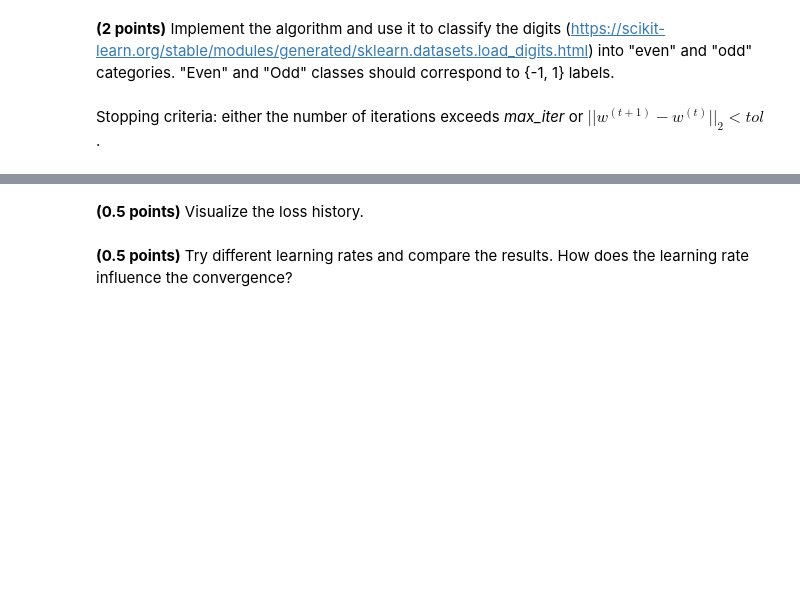
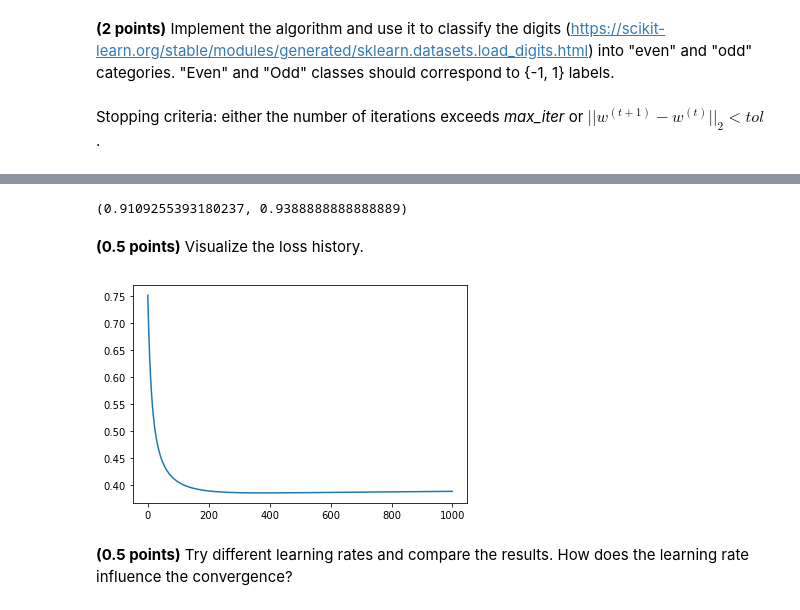
Before and after one commit to AndreiMedvedevSaratov/ml-5_classification_linear_knn, a Jupyter notebook: hw_classification.ipynb, the cells around one changed output, grey strips where cells are left out. Saved outputs shown, nothing was run; the diff lists cells and outputs as text; code cells hidden in the pictures; blank space fills up the shorter version.

```diff
--- a/hw_classification.ipynb
+++ b/hw_classification.ipynb
@@ -59,16 +59,18 @@ class CustomLogisticRegression:
         self.tol = tol
         self.random_state = np.random.RandomState(seed=random_state)
         self.zero_init = zero_init
+        self.loss_array = []
 
     def get_sigmoid(self, X, weights):
         """Compute the sigmoid value."""
-        # <your code>
-        pass
+        result = 1 / (1 + np.exp(-X @ weights))
+        return result
 
     def get_loss(self, x, weights, y):
         """Calculate the loss."""
-        # <your code>
-        pass
+        reg = (1 / (2 * self.C)) * np.linalg.norm(weights)
+        result = np.log(1 + np.exp(-(weights @ x.T) * y)).mean() + reg
+        return result
 
     def fit(self, X, y):
         """Fit the model.
@@ -88,9 +90,11 @@ class CustomLogisticRegression:
                                                       high=weight_threshold, size=num_features) # random weight initialization
 
         for i in range(self.max_iter):
-            delta = "<your code>"
+            r1 = (1 - 1 / (1 + np.exp(-(self.weights_ @ X_ext.T) * y)))
+            delta = -(X_ext.T @ (y * r1)) / len(y) + self.weights_ / self.C
             self.weights_ -= self.eta * delta
-            if "<your code>":
+            self.loss_array.append(self.get_loss(X_ext, self.weights_, y))
+            if np.linalg.norm(delta) < self.tol:
                 break
 
     def predict_proba(self, X):
@@ -117,8 +121,8 @@ class CustomLogisticRegression:
             y: numpy array of shape (n_samples,)
                 Vector containing predicted class labels.
         """
-        # <your code>
-        pass
+        result = np.where(self.predict_proba(X) >= 0.5, 1, -1)
+        return result
 # %%
 from sklearn import datasets
 from sklearn import metrics
@@ -176,5 +182,7 @@ train_acc, test_acc = fit_evaluate(model, X_train, y_train, X_test, y_test)
 # %%
 train_acc, test_acc
+# %% [output]
+(0.9109255393180237, 0.9388888888888889)
 # %%
 assert min(train_acc, test_acc) > 0.9
 # %% [markdown]
@@ -184,3 +190,7 @@ assert min(train_acc, test_acc) > 0.9
+# %%
+plt.plot(model.loss_array);
+# %% [output]
+[figure, added]
 # %% [markdown]
 **(0.5 points)** Try different learning rates and compare the results. How does the learning rate influence the convergence?
 # %%
```
Also changed, not shown: parts of 4 cells of this notebook.
